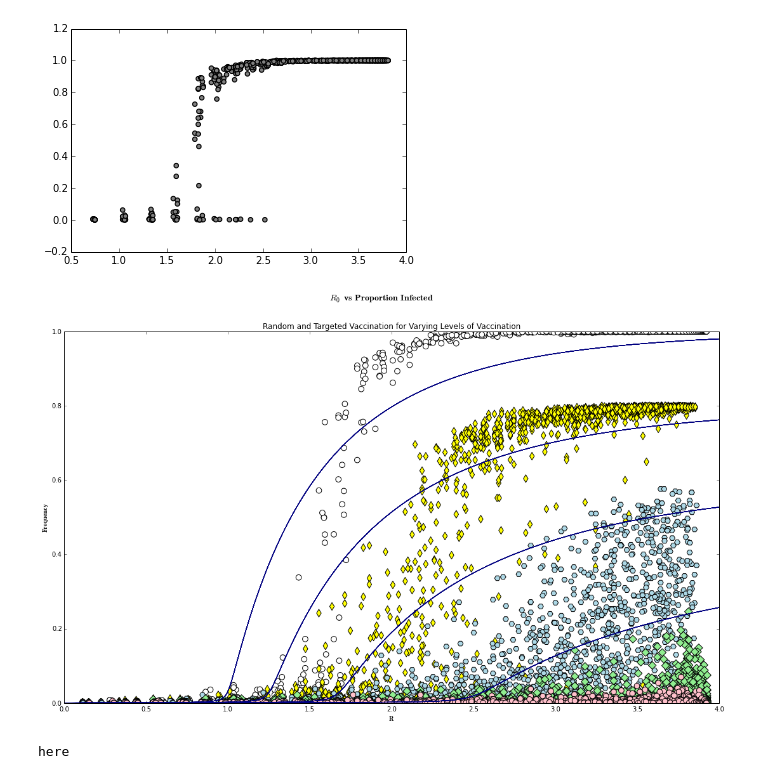
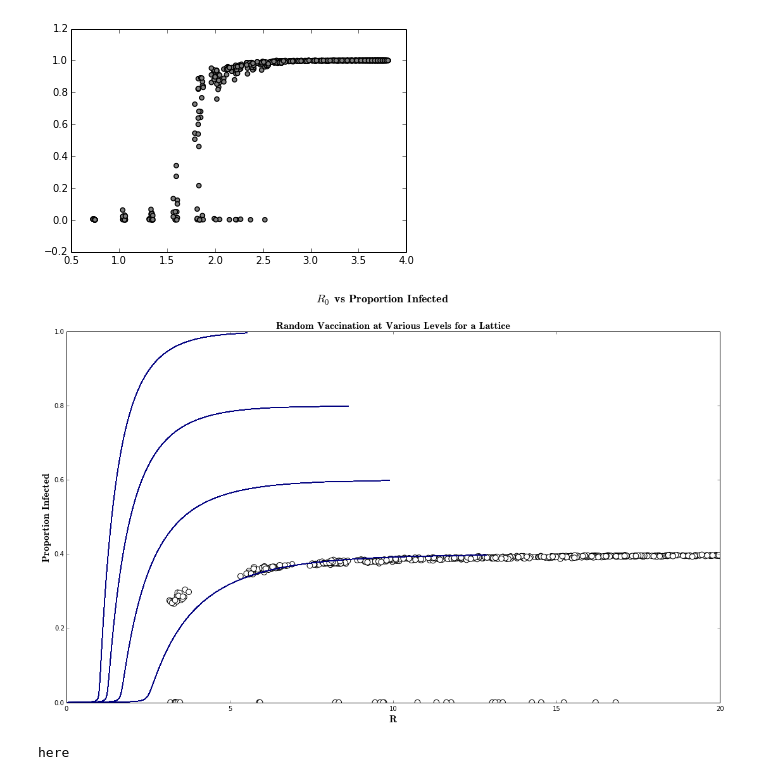
Before and after one commit to erinellefsen/summer2015, a Jupyter notebook: RandIgraph - prop infected.ipynb, the cells around one changed output. Saved outputs shown, nothing was run; the diff lists cells and outputs as text; code cells hidden in the pictures.

```diff
--- a/RandIgraph - prop infected.ipynb
+++ b/RandIgraph - prop infected.ipynb
@@ -97,33 +99,33 @@ d = [[0.37752000000000013, 0.001, 1000], [0.5522440000000004, 0.001, 1000], [0.7
 # %%
 
 
 
 Rlist = []
 Ilist = []
 fig = plt.figure()
 fig.set_size_inches(18.5, 10.5, forward=True)
 ax = fig.add_subplot(1,1,1)
-plt.suptitle("$R_0$ vs Proportion Infected", fontsize=14,fontname ="Times")
-plt.title("Random and Targeted Vaccination for Varying Levels of Vaccination")
+plt.suptitle("$R_0$ vs Proportion Infected", fontsize=18,fontname ="Times")
+plt.title("Random Vaccination at Various Levels for a Lattice",fontsize = 16, fontname = "Times")
 
-plt.ylabel('Frequency',fontname="Times")
-plt.xlabel('R',fontname="Times")
-temp.plot_implicit2d(temp.continuousInfection, rangeX=(0,4),rangeY=(0,1),ax=ax)
-temp.plot_implicit2d(temp.continuousInfection2, rangeX=(0,4),rangeY=(0,1),ax=ax)
-temp.plot_implicit2d(temp.continuousInfection4, rangeX=(0,4),rangeY=(0,1),ax=ax)
-temp.plot_implicit2d(temp.continuousInfection6, rangeX=(0,4),rangeY=(0,1),ax=ax)
-lst = [noVacc,a,b,c,d]#[w,x,y,z]#[x1,y1,z1,w1,x,y,z]
+plt.ylabel('Proportion Infected',fontname="Times",fontsize = 16)
+plt.xlabel('R',fontname="Times",fontsize=16)
+utils.plot_implicit2d(temp.continuousInfection, rangeX=(0,20),rangeY=(0,1),ax=ax)
+utils.plot_implicit2d(temp.continuousInfection2, rangeX=(0,20),rangeY=(0,1),ax=ax)
+utils.plot_implicit2d(temp.continuousInfection4, rangeX=(0,20),rangeY=(0,1),ax=ax)
+utils.plot_implicit2d(temp.continuousInfection6, rangeX=(0,20),rangeY=(0,1),ax=ax)
+lst1 = [lst]#,noVacc,a,b,c,d]#[w,x,y,z]#[x1,y1,z1,w1,x,y,z]
 colors = ["white","yellow","lightblue","lightgreen","pink"]#["gray","gray","gray","lightgray","lightblue","lightblue","lightblue"]#,"purple"]
 markers = ["o","d","H","D","o"]#["o","D","H","o","o","D","H"]
-for i in range(5):
-    for item in lst[i]:
+for i in range(1):
+    for item in lst1[i]:
         Rlist = Rlist + [item[0]]
         Ilist = Ilist + [item[1]]
     plt.scatter(Rlist,Ilist,c=colors[i], marker = markers[i],s=75)
     Rlist = []
     Ilist=[]
 # %% [output]
-[figure, old version]
+[figure, new version]
 # %%
 RandIdict = [[0.2536000000000002, 0.004, 1000], [0.4775550000000001, 0.001, 1000], [0.7065642500000006, 0.001, 1000], [0.9334045500000007, 0.001, 1000], [1.1102831587500013, 0.001, 1000], [1.360038233531251, 0.004, 1000], [1.4709073442468765, 0.006, 1000], [1.6808783661424231, 0.008, 1000], [1.8591059679046653, 0.369, 1000], [1.9461258446938632, 0.006, 1000], [0.29039390400000037, 0.001, 1000], [0.43593638400000023, 0.001, 1000], [0.5747063040000007, 0.001, 1000], [0.7211120000000005, 0.006, 1000], [0.8369150400000007, 0.001, 1000], [0.9719544240000006, 0.001, 1000], [1.0959370239999997, 0.001, 1000], [1.2148949699999994, 0.007, 1000], [1.3853519999999995, 0.005, 1000], [1.5064282859999996, 0.038, 1000], [1.596462336, 0.001, 1000], [1.686312186, 0.009, 1000], [1.7753188320000002, 0.004, 1000], [1.9208857500000003, 0.414, 1000], [2.1049057280000008, 0.498, 1000], [2.2052969500000006, 0.555, 1000], [2.187529632000001, 0.002, 1000], [2.373719894, 0.003, 1000], [2.4351200000000004, 0.001, 1000], [2.516554404000001, 0.003, 1000], [2.620934624000001, 0.618, 1000], [2.6792923100000006, 0.663, 1000], [2.880297216000001, 0.678, 1000], [2.90103125, 0.011, 1000], [3.0523904319999997, 0.707, 1000], [2.93882823, 0.666, 1000], [3.1600835839999997, 0.703, 1000], [3.1706354820000007, 0.717, 1000], [3.493926, 0.74, 1000], [3.31045063, 0.722, 1000]]
 RandIdict2 = [[0.2520000000000002, 0.001, 1000], [0.4990050000000002, 0.004, 1000], [0.6880230000000005, 0.006, 1000], [0.9000156750000007, 0.001, 1000], [1.1600513525000011, 0.08, 1000], [1.342024482093751, 0.001, 1000], [1.4926270589281265, 0.38, 1000], [1.7051120950896106, 0.493, 1000], [1.904955041098814, 0.554, 1000], [2.0745300241375824, 0.608, 1000], [0.2895705920000004, 0.001, 1000], [0.4114848240000002, 0.002, 1000], [0.5885379840000007, 0.001, 1000], [0.7037117500000005, 0.001, 1000], [0.8596167840000006, 0.002, 1000], [1.0075614500000007, 0.043, 1000], [1.1180682239999997, 0.003, 1000], [1.1951806499999995, 0.001, 1000], [1.3544579999999995, 0.005, 1000], [1.4509624579999998, 0.001, 1000], [1.621944576, 0.516, 1000], [1.6965570960000003, 0.001, 1000], [1.8262709920000002, 0.616, 1000], [1.9108530000000004, 0.632, 1000], [2.0951306240000007, 0.636, 1000], [2.1110900900000003, 0.655, 1000], [2.2628998080000007, 0.676, 1000], [2.2987504540000003, 0.678, 1000], [2.5083200000000003, 0.69, 1000], [2.592598554000001, 0.698, 1000], [2.6902937600000008, 0.714, 1000], [2.676031508000001, 0.746, 1000], [2.851123968000001, 0.725, 1000], [2.88021875, 0.751, 1000], [2.8977486719999996, 0.727, 1000], [3.0781323540000005, 0.751, 1000], [3.1387740159999997, 0.755, 1000], [3.2887798580000007, 0.756, 1000], [3.270546, 0.756, 1000], [3.352083072, 0.768, 1000]]
```
Also changed, not shown: parts of 8 cells of this notebook, 7 other files.
